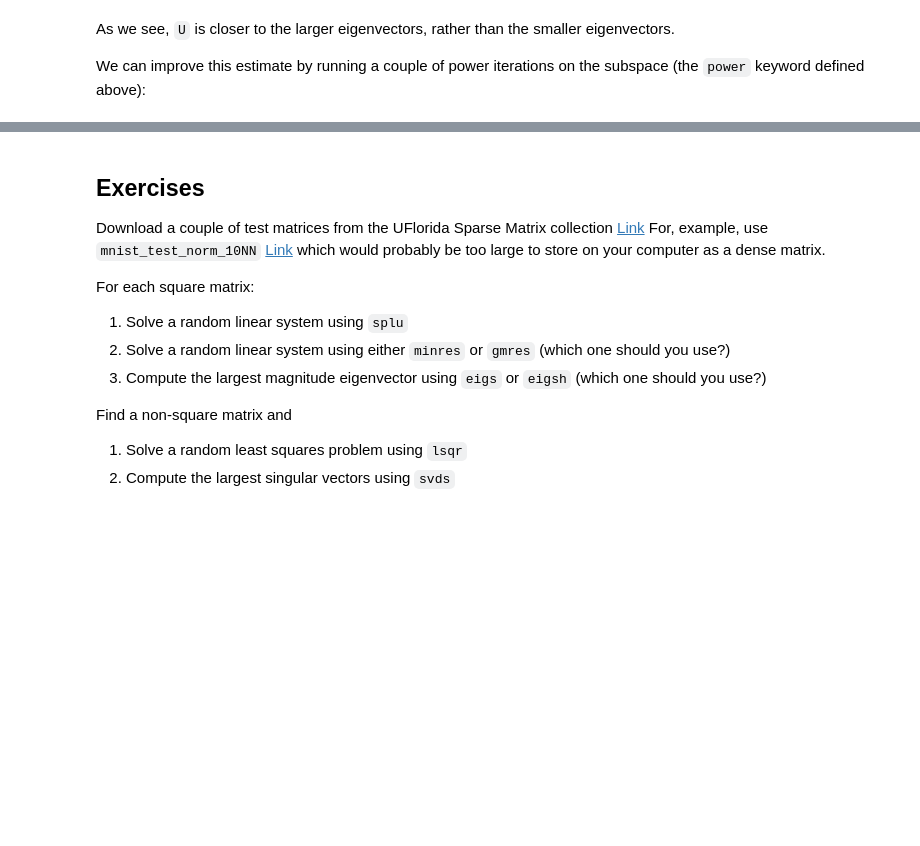
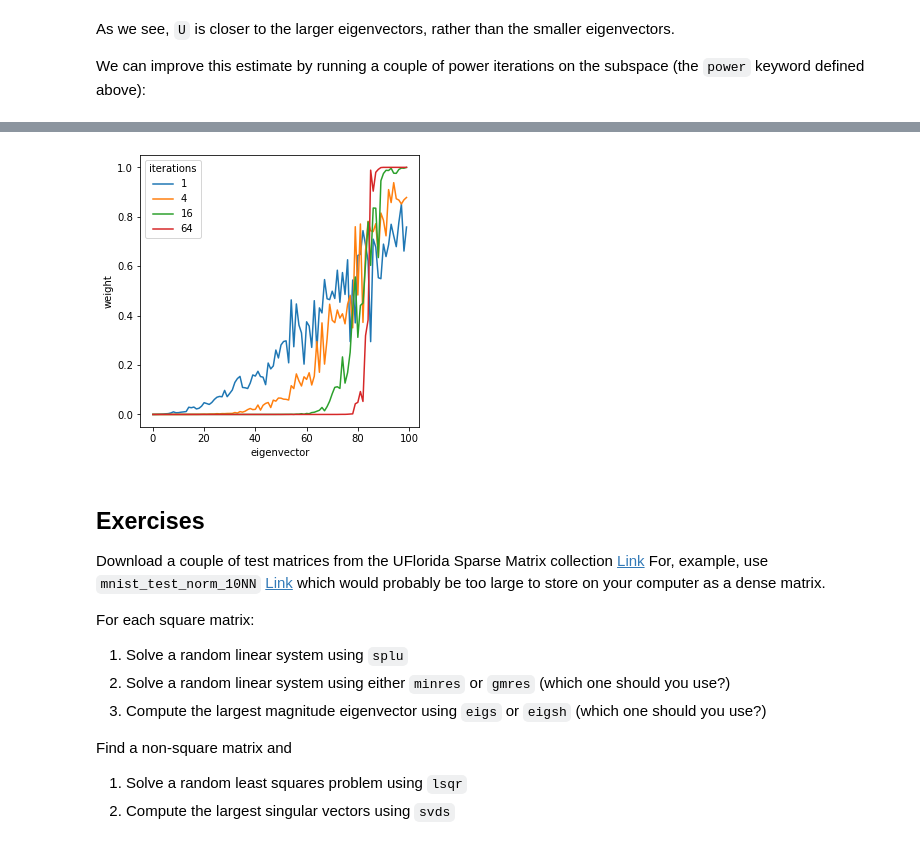
Before and after one commit to caam37830/book, a Jupyter notebook: _sources/02_linear_algebra/sparse_linalg.ipynb, the cells around one changed output, grey strips where cells are left out. Cells and saved outputs as stored; diff of their text form; code cells hidden in the pictures; blank space fills up the shorter version.

```diff
--- a/_sources/02_linear_algebra/sparse_linalg.ipynb
+++ b/_sources/02_linear_algebra/sparse_linalg.ipynb
@@ -287,3 +311,25 @@ for i in range(n):
+# %%
+powers = [1, 4, 16, 64]
+
+fig, ax = plt.subplots(figsize=(5,5))
+
+for pi, power in enumerate(powers):
+    U = random_span_k(D, k, power=power)
+    Ui_norms = []
+    for i in range(n):
+        Ui_norms.append(np.linalg.norm(U[i]))
+
+    #     print("{:02d} : {}".format(i, np.linalg.norm(U[i])))
+
+    ax.plot(Ui_norms, label="{}".format(power))
+
+ax.set_xlabel('eigenvector')
+ax.set_ylabel('weight')
+
+plt.legend(title='iterations')
+plt.show()
+# %% [output]
+[figure, added]
 # %% [markdown]
 ## Exercises
 
```
Also changed, not shown: parts of 16 cells of this notebook, 24 other files.
